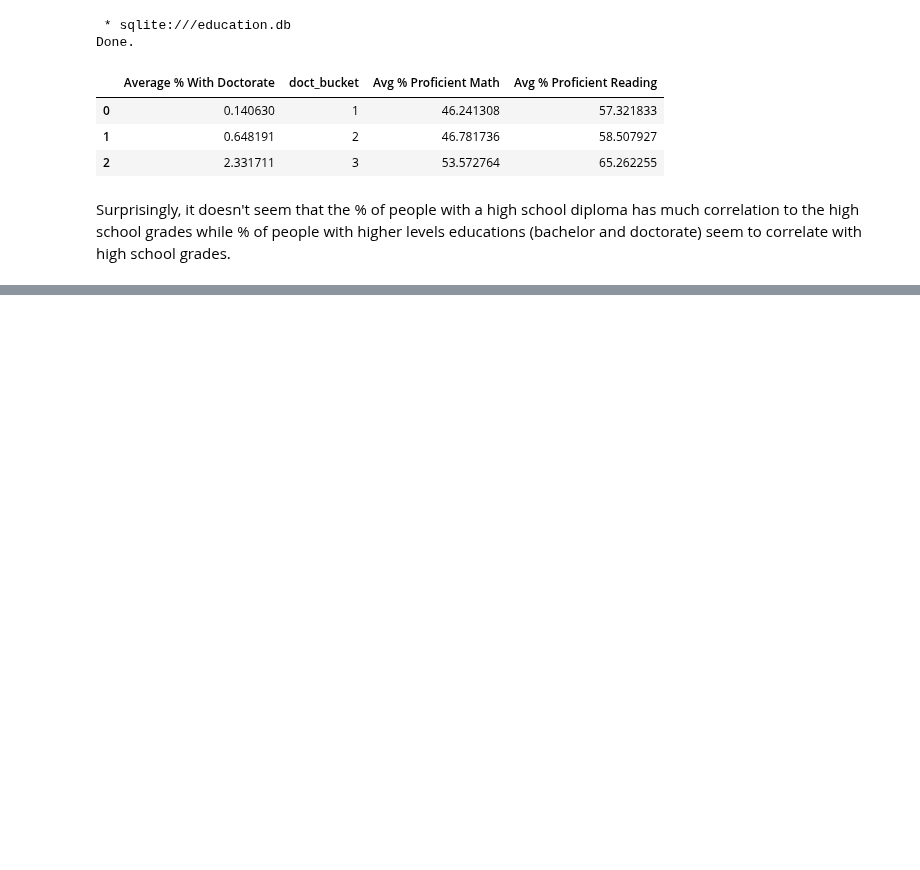
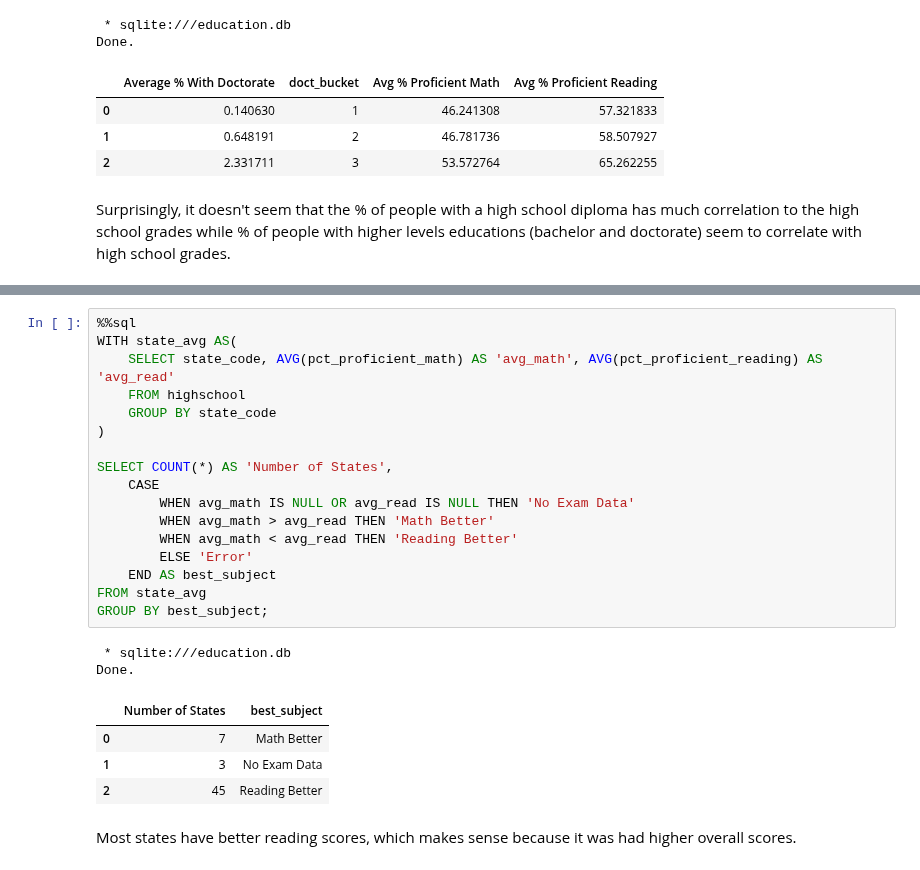
Before and after one commit to LucasCroslyn/CodingProblems, a Jupyter notebook: CodeAcademy/Data Science SQL Projects/DSIP #3 Education Database/Queries.ipynb, the cells around one changed output, grey strips where cells are left out. Drawn from its saved outputs; the diff is of its cells as text; blank space fills up the shorter version.

```diff
--- a/CodeAcademy/Data Science SQL Projects/DSIP #3 Education Database/Queries.ipynb
+++ b/CodeAcademy/Data Science SQL Projects/DSIP #3 Education Database/Queries.ipynb
@@ -538,0 +561,26 @@ Surprisingly, it doesn't seem that the % of people with a high school diploma ha
+# %%
+%%sql
+WITH state_avg AS(
+    SELECT state_code, AVG(pct_proficient_math) AS 'avg_math', AVG(pct_proficient_reading) AS 'avg_read'
+    FROM highschool
+    GROUP BY state_code
+)
+
+SELECT COUNT(*) AS 'Number of States',
+    CASE
+        WHEN avg_math IS NULL OR avg_read IS NULL THEN 'No Exam Data'
+        WHEN avg_math > avg_read THEN 'Math Better'
+        WHEN avg_math < avg_read THEN 'Reading Better'
+        ELSE 'Error'
+    END AS best_subject
+FROM state_avg
+GROUP BY best_subject;
+# %% [output]
+ * sqlite:///education.db
+Done.
+|  | Number of States | best_subject |
+| 0 | 7 | Math Better |
+| 1 | 3 | No Exam Data |
+| 2 | 45 | Reading Better |
+# %% [markdown]
+Most states have better reading scores, which makes sense because it was had higher overall scores.
```
Also changed, not shown: parts of 17 cells of this notebook.
